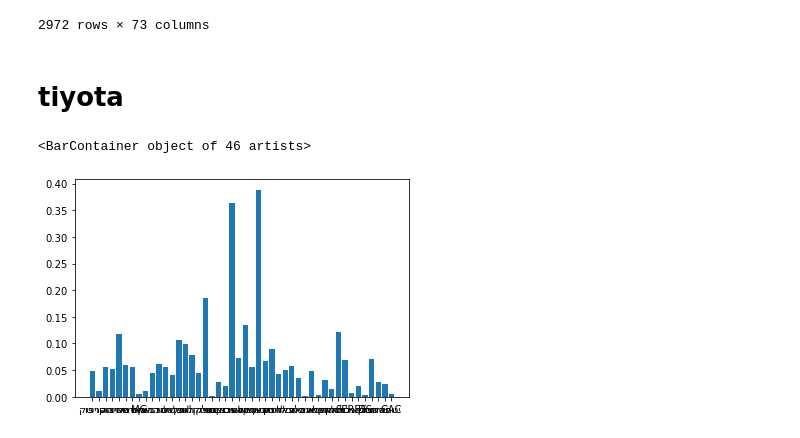
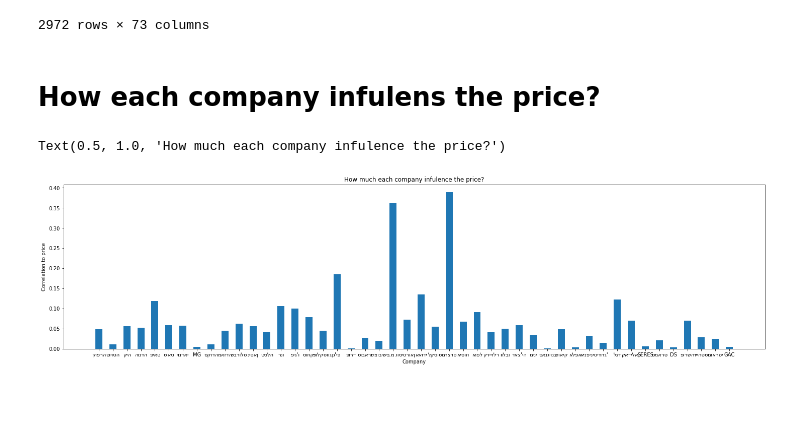
Before and after one commit to OrenAviya/project-semester-a, a Jupyter notebook: Corraltion check.ipynb, the cells around one changed output. Drawn from its saved outputs; the diff is of its cells as text; code cells hidden in the pictures; blank space fills up the shorter version.

```diff
--- a/Corraltion check.ipynb
+++ b/Corraltion check.ipynb
@@ -166,7 +168,7 @@ cars
 | 2971 | 3001 | 3001 | טויוטה פריוס PLUG IN COMFORT | טויוטה | 0 | 0 | 0 | 0 | 0 | ... |
 2972 rows × 73 columns
 # %% [markdown]
-# tiyota
+# How each company infulens the price?
 # %%
 car_names = cars.CompanyName.unique()
 corol_com = np.zeros(len(car_names))
@@ -177,7 +179,11 @@ for x in car_names:
     corol_com[counter] = abs(corr_matrix["price"].sort_values(ascending = False)[tempStr])
     counter = counter+1;
 # %%
-plt.bar(car_names, corol_com)
+plt.figure(figsize=(25, 6))
+plt.bar(car_names, corol_com, width=0.5)
+plt.xlabel('Company')
+plt.ylabel('Correlation to price')
+plt.title('How much each company infulence the price?')
 # %% [output]
-<BarContainer object of 46 artists>
+Text(0.5, 1.0, 'How much each company infulence the price?')
-[figure, old version]
+[figure, new version]
```
Also changed, not shown: parts of 7 cells of this notebook.
